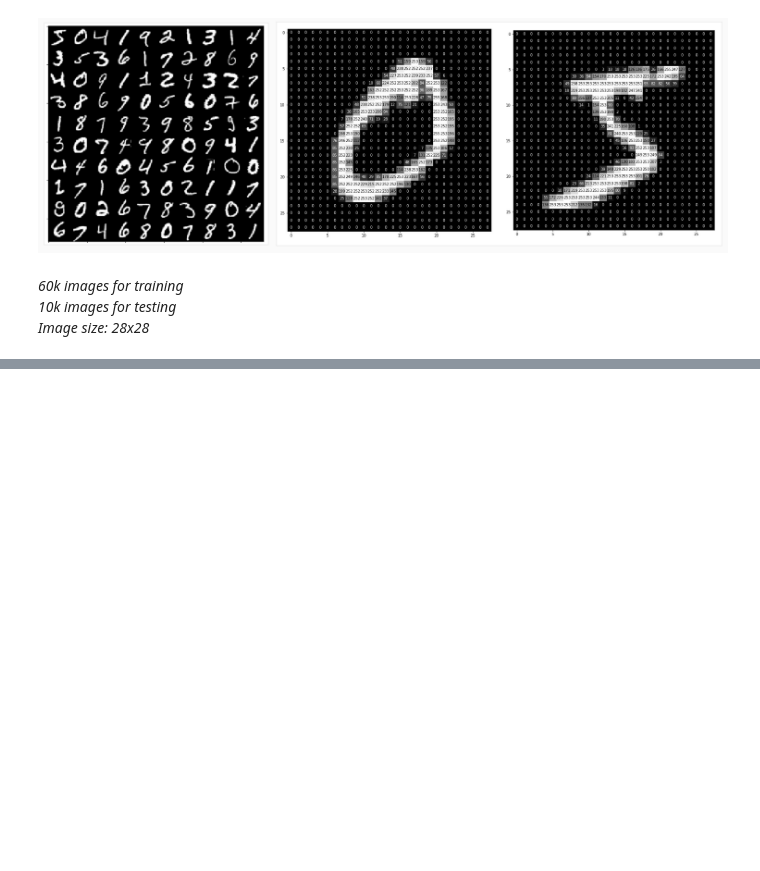
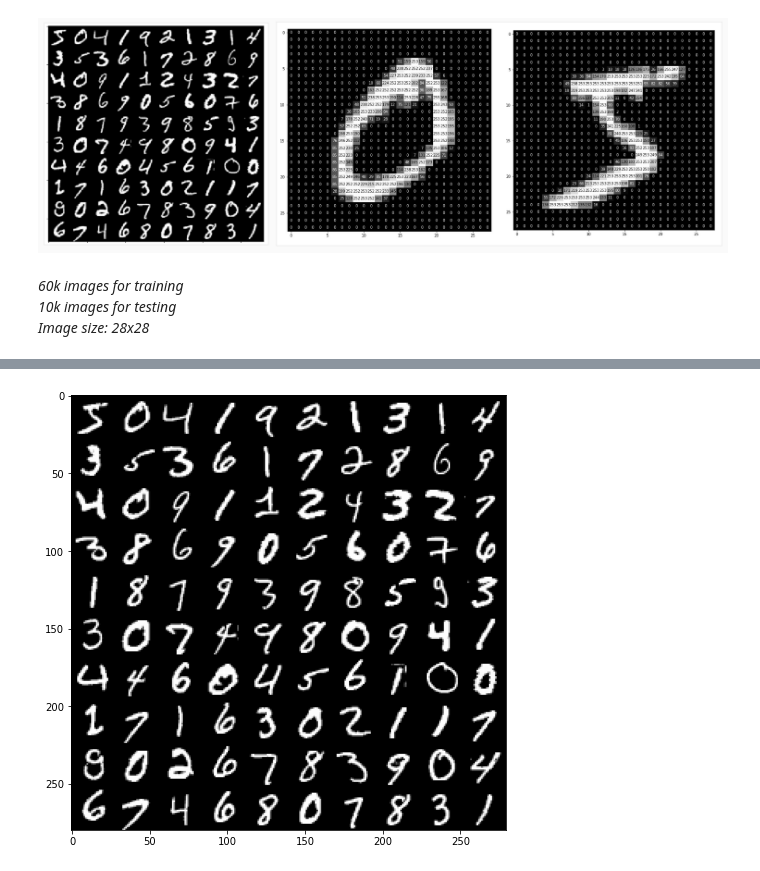
Before and after one commit to GabrielTorga/NNs, a Jupyter notebook: MNIST.ipynb, the cells around one changed output, grey strips where cells are left out. Cells and saved outputs as stored; diff of their text form; code cells hidden in the pictures; blank space fills up the shorter version.

Commit message:
MNIST NNs

```diff
--- a/MNIST.ipynb
+++ b/MNIST.ipynb
@@ -13,0 +24,13 @@
+# %%
+from keras.datasets import mnist
+(x, y), (x_test, y_test) = mnist.load_data()
+
+validation = 0.20 # 20% for validatoin
+N_validation_split = int(x.shape[0]*(1-validation))
+# Training Set
+x_train = x[:N_validation_split]
+y_train = y[:N_validation_split]
+
+# Cross Validation Set
+x_val = x[N_validation_split:]
+y_val = y[N_validation_split:]
@@ -13,0 +59,4 @@
+# %%
+plot_numbers(x_train,range(100), columns=10, figsize=(8, 8)) #Plotting first 100 numbers
+# %% [output]
+[figure, added]
```
Also changed, not shown: parts of 17 cells of this notebook, 1 other file.
